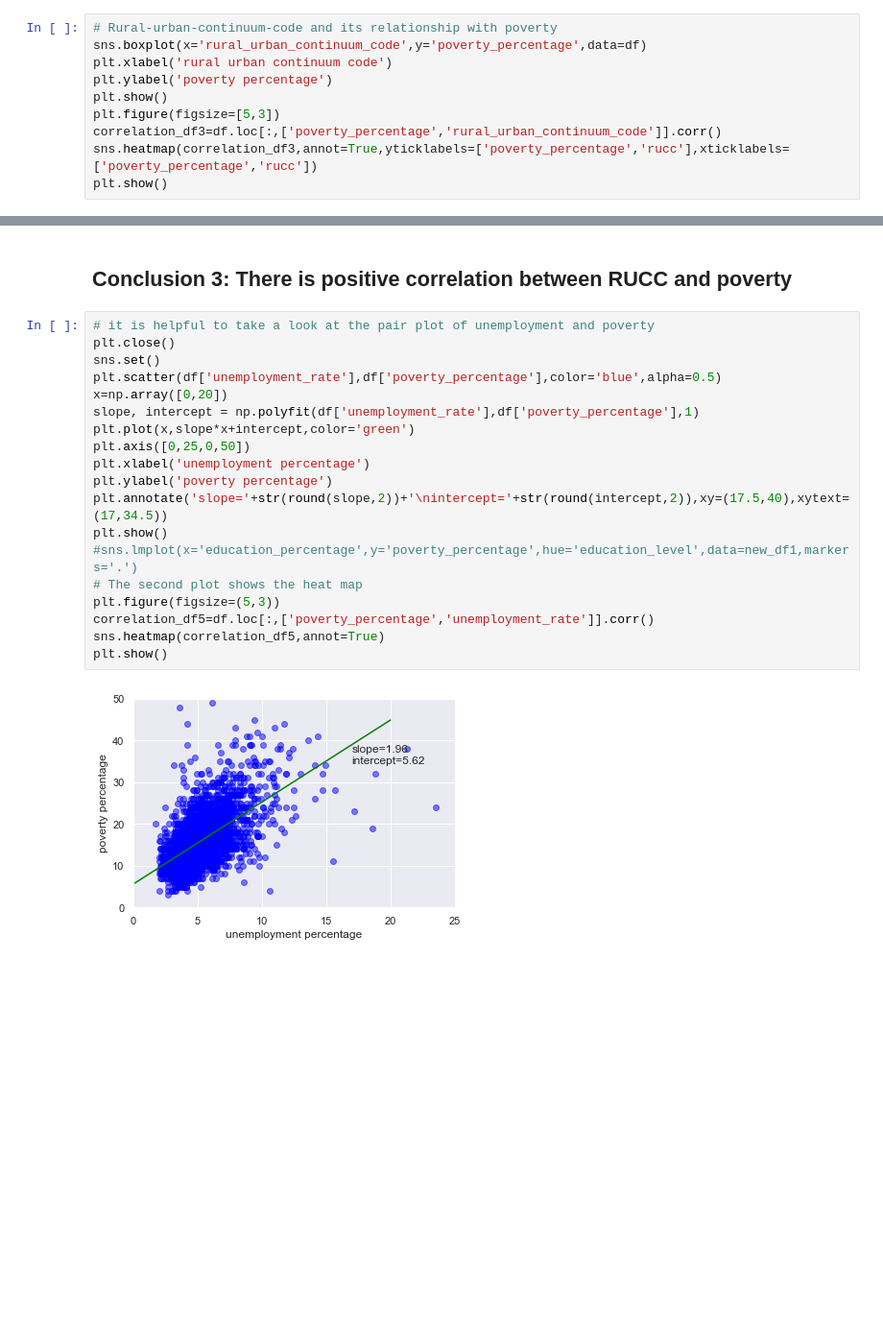
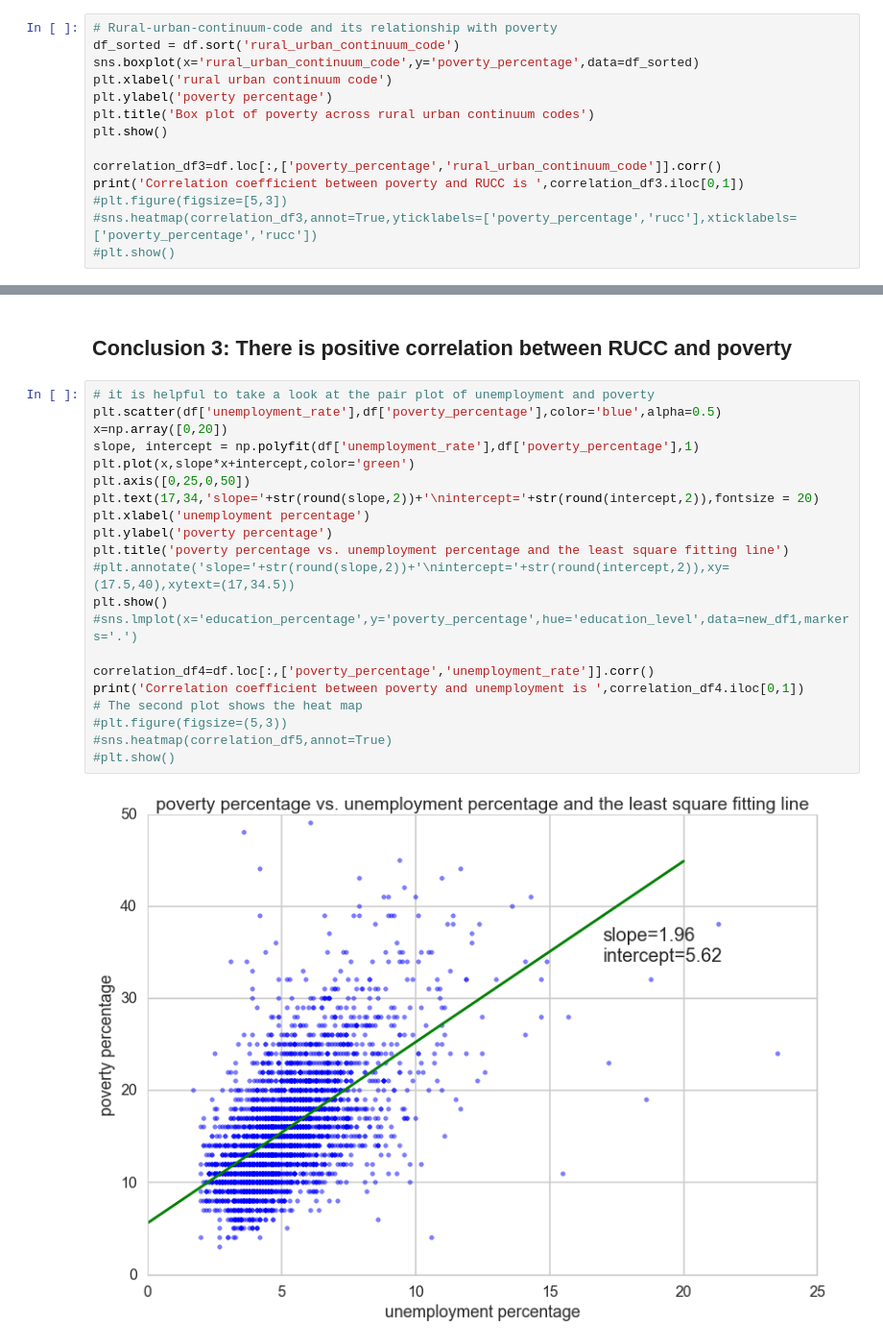
Before and after one commit to moeinsoodavi/Springboard, a Jupyter notebook: Capstone Project 1/Capstone Project 1 - Story Telling.ipynb, the cells around one changed output, grey strips where cells are left out. Shown at 96% size. Saved outputs shown, nothing was run; the diff lists cells and outputs as text; blank space fills up the shorter version.

```diff
--- a/Capstone Project 1/Capstone Project 1 - Story Telling.ipynb
+++ b/Capstone Project 1/Capstone Project 1 - Story Telling.ipynb
@@ -105,12 +120,16 @@ plt.show()
 #plt.show()
 # %%
 # Rural-urban-continuum-code and its relationship with poverty
-sns.boxplot(x='rural_urban_continuum_code',y='poverty_percentage',data=df)
+df_sorted = df.sort('rural_urban_continuum_code')
+sns.boxplot(x='rural_urban_continuum_code',y='poverty_percentage',data=df_sorted)
 plt.xlabel('rural urban continuum code')
 plt.ylabel('poverty percentage')
+plt.title('Box plot of poverty across rural urban continuum codes')
 plt.show()
-plt.figure(figsize=[5,3])
+
 correlation_df3=df.loc[:,['poverty_percentage','rural_urban_continuum_code']].corr()
-sns.heatmap(correlation_df3,annot=True,yticklabels=['poverty_percentage','rucc'],xticklabels=['poverty_percentage','rucc'])
-plt.show()
+print('Correlation coefficient between poverty and RUCC is ',correlation_df3.iloc[0,1])
+#plt.figure(figsize=[5,3])
+#sns.heatmap(correlation_df3,annot=True,yticklabels=['poverty_percentage','rucc'],xticklabels=['poverty_percentage','rucc'])
+#plt.show()
 # %% [output]
@@ -141,22 +160,24 @@ The probability of having a correlation of as small as 0.24 between RUCC and pov
 ## Conclusion 3: There is positive correlation between RUCC and poverty
 # %%
 # it is helpful to take a look at the pair plot of unemployment and poverty
-plt.close()
-sns.set()
 plt.scatter(df['unemployment_rate'],df['poverty_percentage'],color='blue',alpha=0.5)
 x=np.array([0,20])
 slope, intercept = np.polyfit(df['unemployment_rate'],df['poverty_percentage'],1)
 plt.plot(x,slope*x+intercept,color='green')
 plt.axis([0,25,0,50])
+plt.text(17,34,'slope='+str(round(slope,2))+'\nintercept='+str(round(intercept,2)),fontsize = 20)
 plt.xlabel('unemployment percentage')
 plt.ylabel('poverty percentage')
-plt.annotate('slope='+str(round(slope,2))+'\nintercept='+str(round(intercept,2)),xy=(17.5,40),xytext=(17,34.5))
+plt.title('poverty percentage vs. unemployment percentage and the least square fitting line')
+#plt.annotate('slope='+str(round(slope,2))+'\nintercept='+str(round(intercept,2)),xy=(17.5,40),xytext=(17,34.5))
 plt.show()
 #sns.lmplot(x='education_percentage',y='poverty_percentage',hue='education_level',data=new_df1,markers='.')
+
+correlation_df4=df.loc[:,['poverty_percentage','unemployment_rate']].corr()
+print('Correlation coefficient between poverty and unemployment is ',correlation_df4.iloc[0,1])
 # The second plot shows the heat map
-plt.figure(figsize=(5,3))
-correlation_df5=df.loc[:,['poverty_percentage','unemployment_rate']].corr()
-sns.heatmap(correlation_df5,annot=True)
-plt.show()
+#plt.figure(figsize=(5,3))
+#sns.heatmap(correlation_df5,annot=True)
+#plt.show()
 # %% [output]
-[figure, old version]
+[figure, new version]
```
Also changed, not shown: parts of 12 cells of this notebook, 2 other files.
